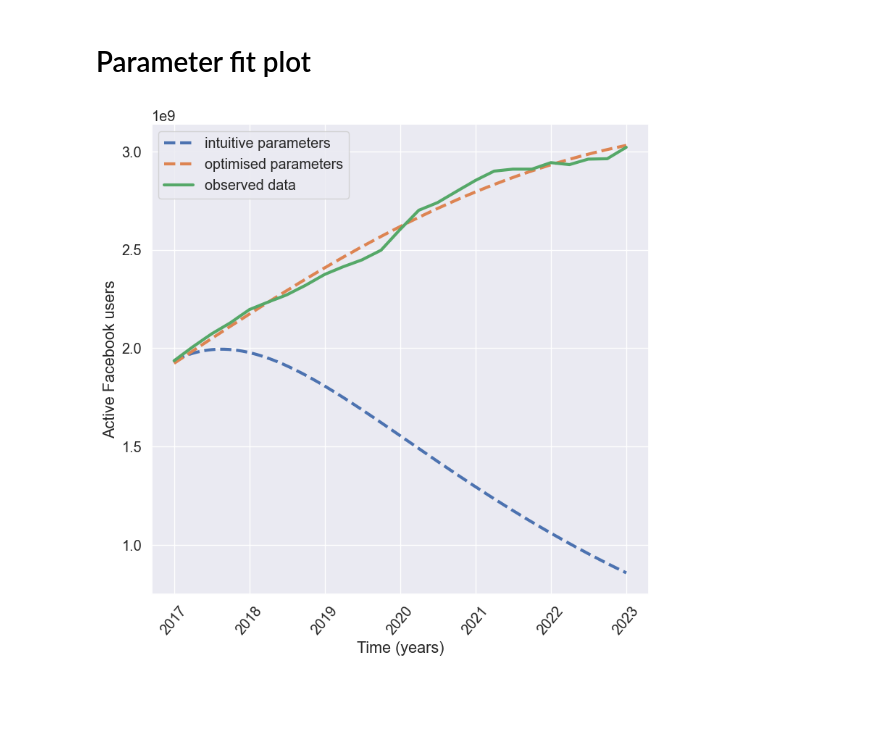
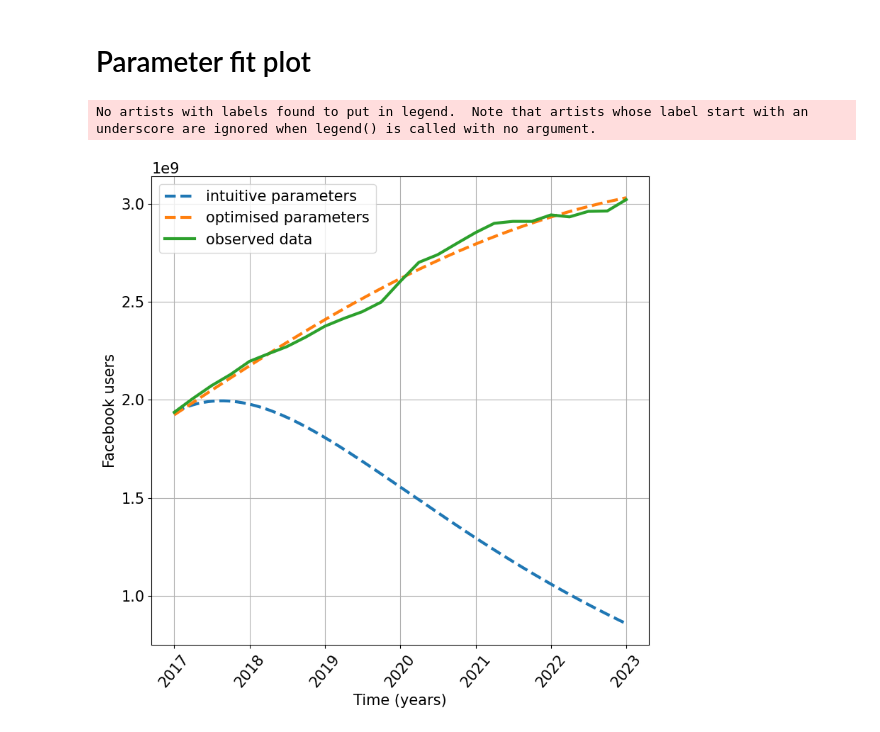
Before and after one commit to oThommy/modelling-2b, a Jupyter notebook: src/parameter_optimisation.ipynb, the cells around one changed output. Cells and saved outputs as stored; diff of their text form; code cells hidden in the pictures; blank space fills up the shorter version.

```diff
--- a/src/parameter_optimisation.ipynb
+++ b/src/parameter_optimisation.ipynb
@@ -41,7 +41,7 @@ def inclusive_range(start: float, end: float, step: float) -> npt.NDArray[np.flo
     Raises
     ------
     ValueError: If `start` is greater than `end` is zero.
-    ValueError: If `step` is zero.
+    ValueError: If `step` is smaller than or equal to zero.
     '''
     if start > end:
         raise ValueError('Argument `start` cannot be greater than argument `end`.')
@@ -95,7 +95,7 @@ def forward_euler_milliseconds(theta: Theta, *, t_start_months, t_end_months, t_
     model_milliseconds['timestamp_milliseconds'] = model_milliseconds['timestamp_milliseconds'].apply(months_to_milliseconds)
     return model_milliseconds
 
-def least_squares_criterion(theta: Theta) -> float:
+def sum_squared_errors(theta: Theta) -> float:
     I_data = observed['MAU']
     t = observed['timestamp_milliseconds']
 
@@ -123,7 +123,7 @@ def is_within_bounds(vector: Sequence[float], bounds: scipy.optimize.Bounds) ->
 is_theta_within_bounds = partial(is_within_bounds, bounds=THETA_BOUNDS)
 
 def nelder_mead(x0: Theta) -> scipy.optimize.OptimizeResult:
-    return scipy.optimize.minimize(fun=least_squares_criterion, x0=x0, method='nelder-mead', bounds=THETA_BOUNDS, options={
+    return scipy.optimize.minimize(fun=sum_squared_errors, x0=x0, method='nelder-mead', bounds=THETA_BOUNDS, options={
         'xatol': 1e-5,
         'fatol': 1e4,
         'maxiter': np.inf,
@@ -135,11 +135,7 @@ theta_intuitive: Theta = attrgetter('S0', 'I0', 'R0', 'alpha', 'beta')(config.FA
 result = nelder_mead(x0=theta_intuitive)
 theta_optimized = result.x
 
-print(f'{result.success=}')
-print(f'{result.status=}')
-print(f'{result.message=}')
-print(f'{result.nit=}')
-print(f'{result.nfev=}')
+print(result)
 print(f'{theta_optimized=}')
 # %% [output]
 Optimization terminated successfully.
@@ -313,46 +335,51 @@ model_optimized = forward_euler_milliseconds(theta_optimized, **time_options)
 FIGURE_WIDTH = 8
 FIGURE_HEIGHT = 8
 LINEWIDTH = 3
-FONT_SCALE = 1.3
+FONTSIZE = 15
 
 MODEL_LINESTYLE = 'dashed'
 OBSERVED_LINESTYLE = 'solid'
 
-sns.set_theme()
-sns.set(font_scale=FONT_SCALE)
 plt.figure(figsize=(FIGURE_WIDTH, FIGURE_HEIGHT))
+plt.xticks(fontsize=FONTSIZE)
+plt.yticks(fontsize=FONTSIZE)
+plt.legend(fontsize=FONTSIZE)
+plt.grid(True)
 
-sns.lineplot(data=model_intuitive, x='timestamp_milliseconds', y='I', label='intuitive parameters', linewidth=LINEWIDTH, linestyle=MODEL_LINESTYLE)
-sns.lineplot(data=model_optimized, x='timestamp_milliseconds', y='I', label='optimised parameters', linewidth=LINEWIDTH, linestyle=MODEL_LINESTYLE)
-sns.lineplot(data=observed, x='timestamp_milliseconds', y='MAU', label='observed data', linewidth=LINEWIDTH, linestyle=OBSERVED_LINESTYLE)
+plt.plot(model_intuitive['timestamp_milliseconds'], model_intuitive['I'], label='intuitive parameters', linewidth=LINEWIDTH, linestyle=MODEL_LINESTYLE)
+plt.plot(model_optimized['timestamp_milliseconds'], model_optimized['I'], label='optimised parameters', linewidth=LINEWIDTH, linestyle=MODEL_LINESTYLE)
+plt.plot(observed['timestamp_milliseconds'], observed['MAU'], label='observed data', linewidth=LINEWIDTH, linestyle=OBSERVED_LINESTYLE)
 
 def timestamp_milliseconds_to_year(timestamp_milliseconds: float) -> int:
     date = milliseconds_to_date(timestamp_milliseconds)
     return date.year
 
 def year_to_timestamp_milliseconds(year: int) -> float:
     date = dt.datetime(year, 1, 1)
     return date_to_milliseconds(date)
 
 all_timestamps_milliseconds = np.concatenate([
     model_intuitive['timestamp_milliseconds'],
     model_optimized['timestamp_milliseconds'],
     observed['timestamp_milliseconds'],
 ])
 min_year = timestamp_milliseconds_to_year(np.min(all_timestamps_milliseconds))
 max_year = timestamp_milliseconds_to_year(np.max(all_timestamps_milliseconds))
 years = np.arange(min_year, max_year + 1)
 xticks = list(map(year_to_timestamp_milliseconds, years))
 xlabels = years
 
 ax = plt.gca()
 ax.set_xticks(xticks, xlabels, rotation=50)
+ax.yaxis.offsetText.set_fontsize(FONTSIZE)
 
-plt.xlabel('Time (years)')
-plt.ylabel('Active Facebook users')
+plt.xlabel('Time (years)', fontsize=FONTSIZE)
+plt.ylabel('Facebook users', fontsize=FONTSIZE)
+plt.legend(loc='best', fontsize=FONTSIZE)
 
 plt.tight_layout()
 plt.savefig(config.FIGURES_DIR / 'basic_facebook_sir_model_parameter_optimization.svg')
 plt.show()
 # %% [output]
+No artists with labels found to put in legend.  Note that artists whose label start with an underscore are ignored when legend() is called with no argument.
-[figure, old version]
+[figure, new version]
```
Also changed, not shown: parts of 2 cells of this notebook, 10 other files.
